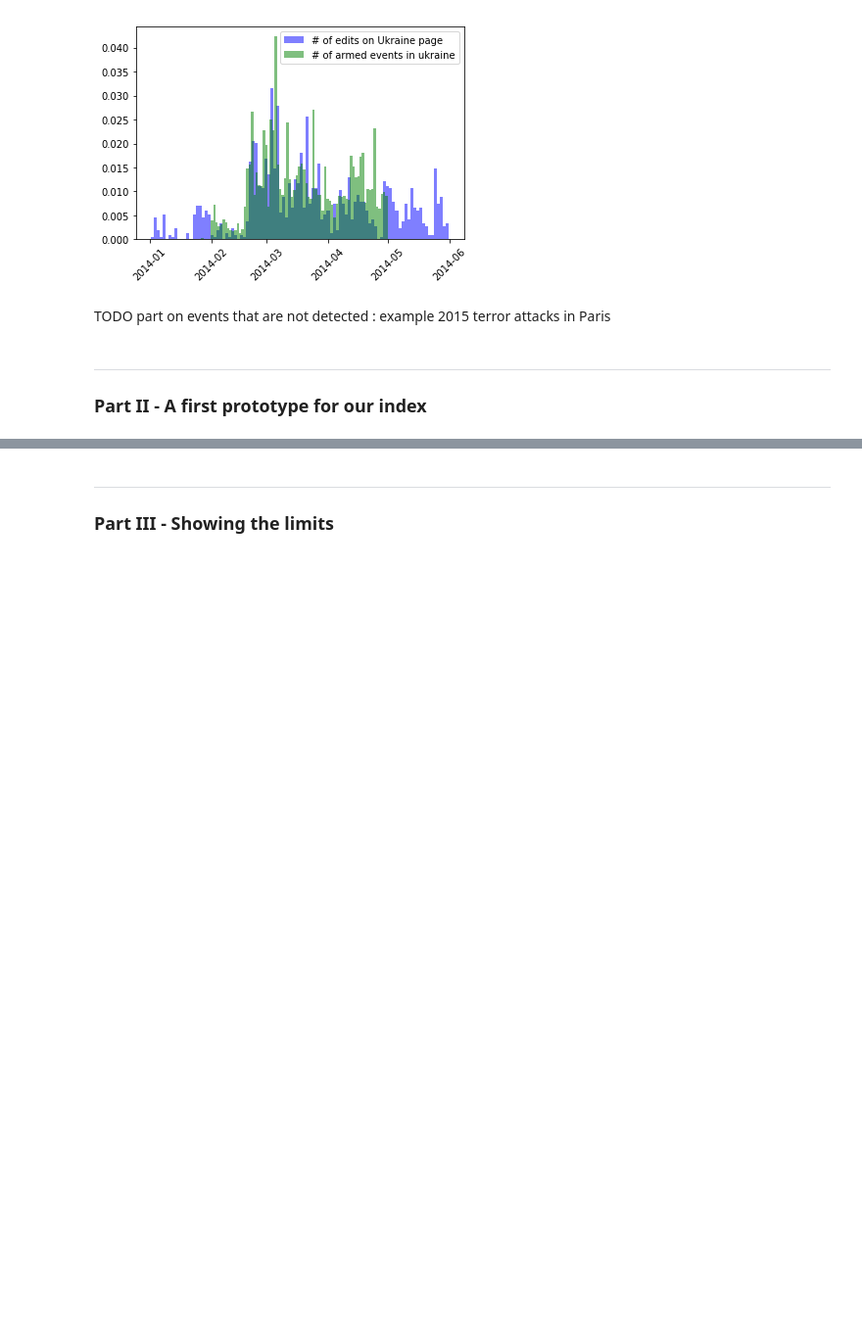
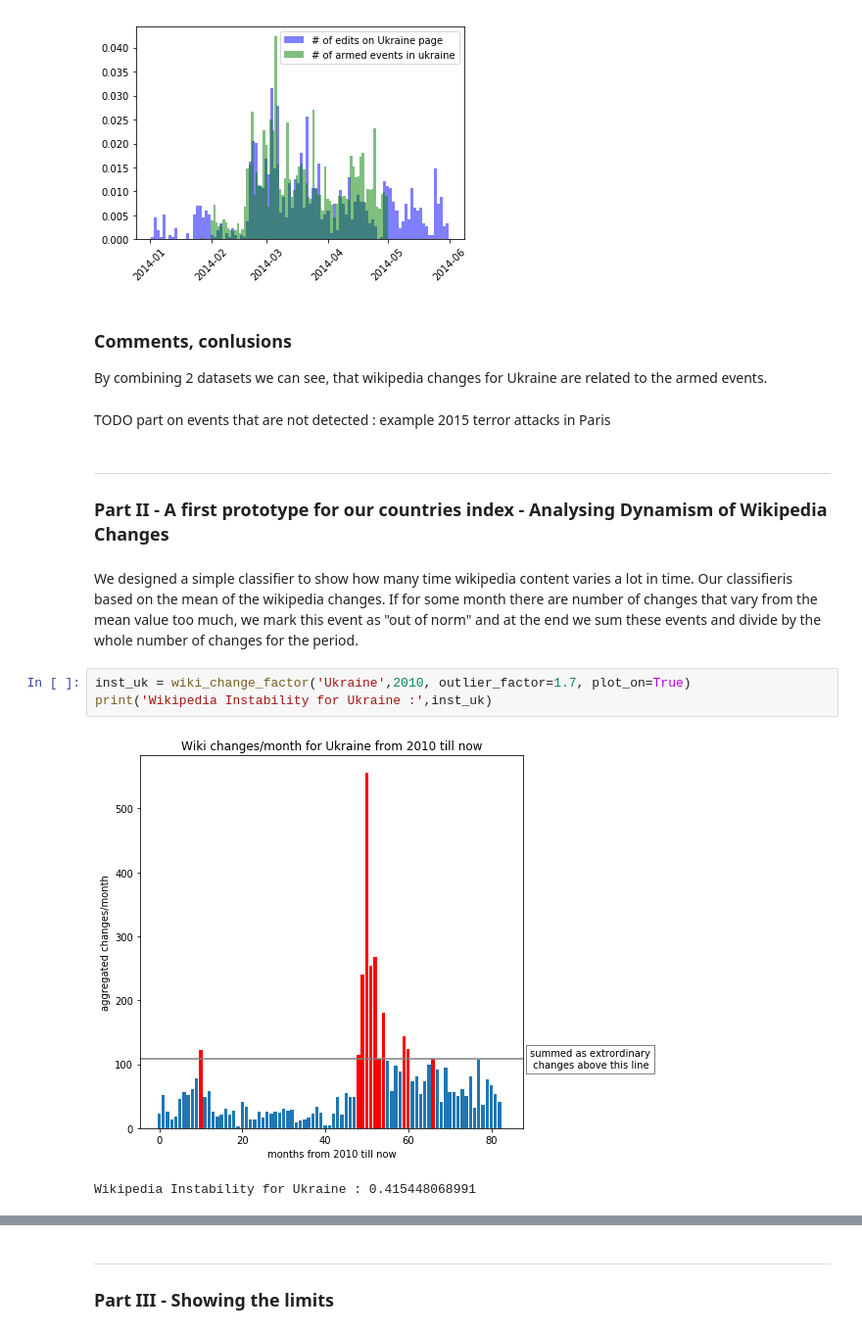
Before and after one commit to Amaumaury/ada-2017, a Jupyter notebook: project/Milestone2.ipynb, the cells around one changed output, grey strips where cells are left out. Shown: that part at 98% size. Cells and saved outputs as stored; diff of their text form; blank space fills up the shorter version.

Commit message:
~finished my part

```diff
--- a/project/Milestone2.ipynb
+++ b/project/Milestone2.ipynb
@@ -88,8 +94,19 @@ plt.legend(loc='upper right')
 plt.show()
 # %% [output]
 [figure]
+# %% [markdown]
+### Comments, conlusions
+By combining 2 datasets we can see, that wikipedia changes for Ukraine are related to the armed events.
 # %% [markdown]
 TODO part on events that are not detected : example 2015 terror attacks in Paris
 # %% [markdown]
 ---
-### Part II - A first prototype for our index
+### Part II - A first prototype for our countries index - Analysing Dynamism of Wikipedia Changes
+# %% [markdown]
+We designed a simple classifier to show how many time wikipedia content varies a lot in time. Our classifieris based on the mean of the wikipedia changes. If for some month there are number of changes that vary from the mean value too much, we mark this event as "out of norm" and at the end we sum these events and divide by the whole number of changes for the period.
+# %%
+inst_uk = wiki_change_factor('Ukraine',2010, outlier_factor=1.7, plot_on=True)
+print('Wikipedia Instability for Ukraine :',inst_uk)
+# %% [output]
+[figure, added]
+Wikipedia Instability for Ukraine : 0.415448068991
```
Also changed, not shown: parts of 19 cells of this notebook, 3 other files.
